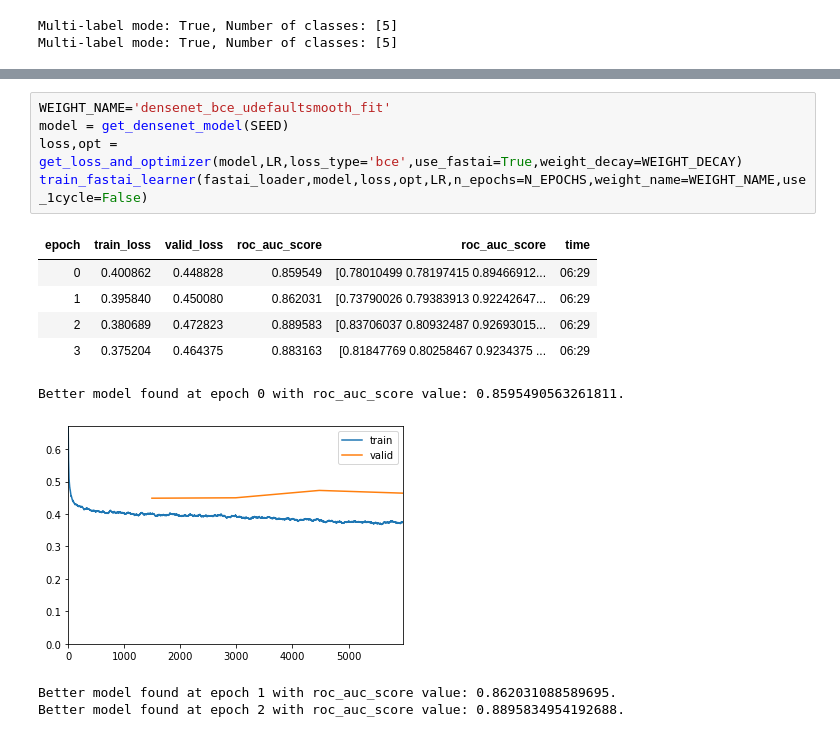
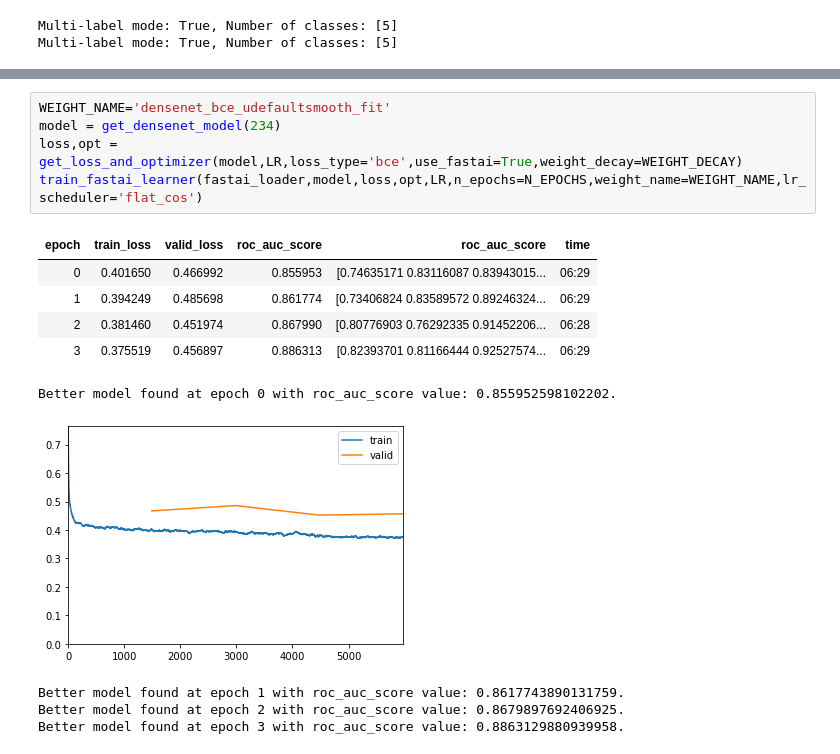
Before and after one commit to anhquan0412/chestx_interpretation, a Jupyter notebook: 1_pick_best_uncertainty_replacement_full.ipynb, the cells around one changed output, grey strips where cells are left out. Cells and saved outputs as stored; diff of their text form.

```diff
--- a/1_pick_best_uncertainty_replacement_full.ipynb
+++ b/1_pick_best_uncertainty_replacement_full.ipynb
@@ -258,15 +414,16 @@ Multi-label mode: True, Number of classes: [5]
 # %%
 WEIGHT_NAME='densenet_bce_udefaultsmooth_fit'
-model = get_densenet_model(SEED)
+model = get_densenet_model(234)
 loss,opt = get_loss_and_optimizer(model,LR,loss_type='bce',use_fastai=True,weight_decay=WEIGHT_DECAY)
-train_fastai_learner(fastai_loader,model,loss,opt,LR,n_epochs=N_EPOCHS,weight_name=WEIGHT_NAME,use_1cycle=False)
+train_fastai_learner(fastai_loader,model,loss,opt,LR,n_epochs=N_EPOCHS,weight_name=WEIGHT_NAME,lr_scheduler='flat_cos')
 # %% [output]
 | epoch | train_loss | valid_loss | roc_auc_score | roc_auc_score | time |
-| 0 | 0.400862 | 0.448828 | 0.859549 | [0.78010499 0.78197415 0.89466912... | 06:29 |
-| 1 | 0.395840 | 0.450080 | 0.862031 | [0.73790026 0.79383913 0.92242647... | 06:29 |
-| 2 | 0.380689 | 0.472823 | 0.889583 | [0.83706037 0.80932487 0.92693015... | 06:29 |
-| 3 | 0.375204 | 0.464375 | 0.883163 | [0.81847769 0.80258467 0.9234375 ... | 06:29 |
+| 0 | 0.401650 | 0.466992 | 0.855953 | [0.74635171 0.83116087 0.83943015... | 06:29 |
+| 1 | 0.394249 | 0.485698 | 0.861774 | [0.73406824 0.83589572 0.89246324... | 06:29 |
+| 2 | 0.381460 | 0.451974 | 0.867990 | [0.80776903 0.76292335 0.91452206... | 06:28 |
+| 3 | 0.375519 | 0.456897 | 0.886313 | [0.82393701 0.81166444 0.92527574... | 06:29 |
-Better model found at epoch 0 with roc_auc_score value: 0.8595490563261811.
+Better model found at epoch 0 with roc_auc_score value: 0.855952598102202.
-[figure, old version]
+[figure, new version]
-Better model found at epoch 1 with roc_auc_score value: 0.862031088589695.
-Better model found at epoch 2 with roc_auc_score value: 0.8895834954192688.
+Better model found at epoch 1 with roc_auc_score value: 0.8617743890131759.
+Better model found at epoch 2 with roc_auc_score value: 0.8679897692406925.
+Better model found at epoch 3 with roc_auc_score value: 0.8863129880939958.
```
Also changed, not shown: parts of 37 cells of this notebook, 3 other files.
